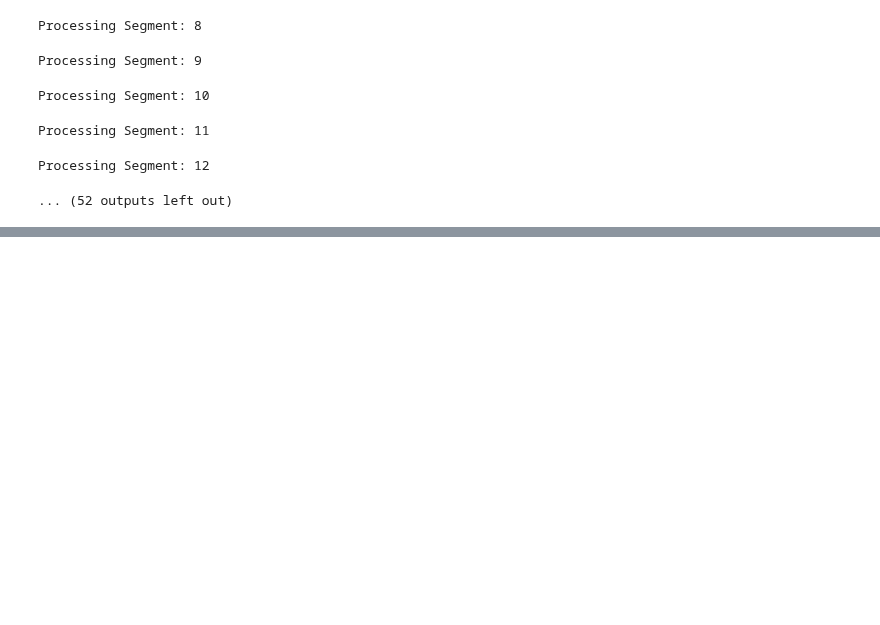
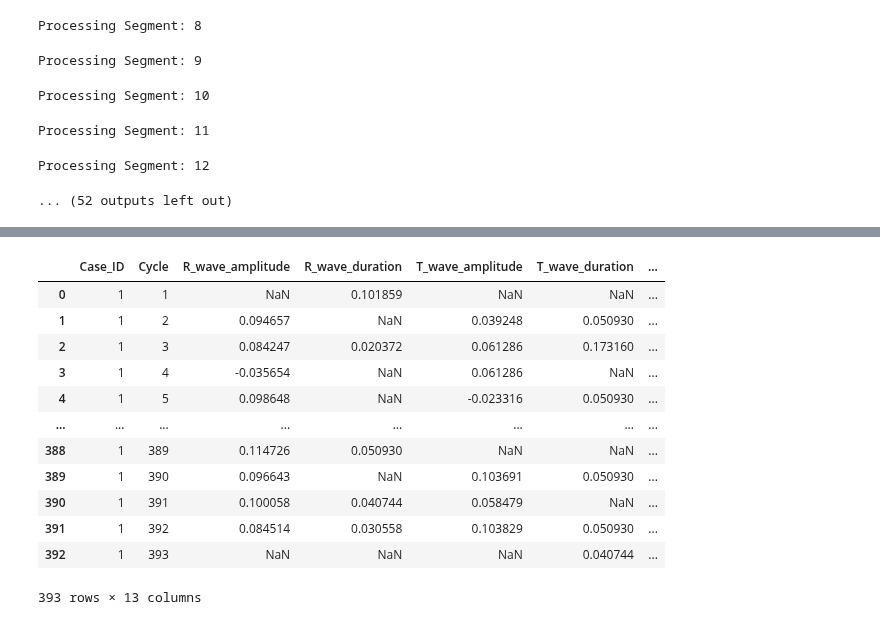
Before and after one commit to RafsanJany-44/ARC, a Jupyter notebook: Untitled153.ipynb, the cells around one changed output, grey strips where cells are left out. Cells and saved outputs as stored; diff of their text form; code cells hidden in the pictures; blank space fills up the shorter version.

```diff
--- a/Untitled153.ipynb
+++ b/Untitled153.ipynb
@@ -203,6 +214,7 @@ def extract_features(beats, features,case_id):
 
 
 def engine(initial_signal,caseid):
+  srate = 100
   print("Signal Cleaning Started")
   initial_signal = initial_signal[np.logical_not(np.isnan(initial_signal))]
 
@@ -242,2 +247,0 @@ op_st,op_end
-# %%
-vals = vitaldb.load_case(caseids[0], ['SNUADC/ECG_II','Solar8000/ST_II','Solar8000/ART_MBP','Solar8000/ART_SBP','Solar8000/ART_DBP'], 1 / 100)
@@ -254,4 +248,27 @@ vals =  vals[vals[:,1] <= op_end]
 # %%
+
+
+
+caseid=caseids[0]
+
+vals = vitaldb.load_case(caseid, ['SNUADC/ECG_II','Solar8000/ST_II','Solar8000/ART_MBP','Solar8000/ART_SBP','Solar8000/ART_DBP'], 1 / 100)
+
+
+op_st = df_cases[(df_cases['caseid'] == caseid)]['opstart'].values[0]
+op_end = df_cases[(df_cases['caseid'] == caseid)]['opend'].values[0]
+
+time_col=[]
+for i in range(len(vals)):
+  time_col.append(i*(1/500))
+
+
+
+vals = np.insert(vals, 0, time_col, axis=1)
+vals = np.insert(vals, 0, np.nan, axis=1)
+
+
+vals  = vals[vals[:,1] >= op_st]
+vals =  vals[vals[:,1] <= op_end]
 
 
 sec_segment = 10
@@ -276,6 +293,9 @@ for _ in tqdm(range(int(vals.shape[0]/int(sec_segment/(1/500) + 1)))):
   start_idx = end_idx
   end_idx = end_idx + int(sec_segment/(1/500))
   segment_num += 1
+
+
+vals = vals[:int(vals.shape[0]/int(sec_segment/(1/500) + 1)) * 500]
 # %% [output]
 Processing Segment: 1
 Processing Segment: 2
@@ -295,0 +313,2 @@ vals = vals[:int(vals.shape[0]/int(sec_segment/(1/500) + 1)) * 500]
+# %%
+df = engine(vals[:,2],caseid)
@@ -295,0 +322,16 @@ vals = vals[:int(vals.shape[0]/int(sec_segment/(1/500) + 1)) * 500]
+# %%
+df
+# %% [output]
+|  | Case_ID | Cycle | R_wave_amplitude | R_wave_duration | T_wave_amplitude | T_wave_duration | ... |
+| 0 | 1 | 1 | NaN | 0.101859 | NaN | NaN | ... |
+| 1 | 1 | 2 | 0.094657 | NaN | 0.039248 | 0.050930 | ... |
+| 2 | 1 | 3 | 0.084247 | 0.020372 | 0.061286 | 0.173160 | ... |
+| 3 | 1 | 4 | -0.035654 | NaN | 0.061286 | NaN | ... |
+| 4 | 1 | 5 | 0.098648 | NaN | -0.023316 | 0.050930 | ... |
+| ... | ... | ... | ... | ... | ... | ... | ... |
+| 388 | 1 | 389 | 0.114726 | 0.050930 | NaN | NaN | ... |
+| 389 | 1 | 390 | 0.096643 | NaN | 0.103691 | 0.050930 | ... |
+| 390 | 1 | 391 | 0.100058 | 0.040744 | 0.058479 | NaN | ... |
+| 391 | 1 | 392 | 0.084514 | 0.030558 | 0.103829 | 0.050930 | ... |
+| 392 | 1 | 393 | NaN | NaN | NaN | 0.040744 | ... |
+393 rows × 13 columns
```
Also changed, not shown: parts of 6 cells of this notebook.
